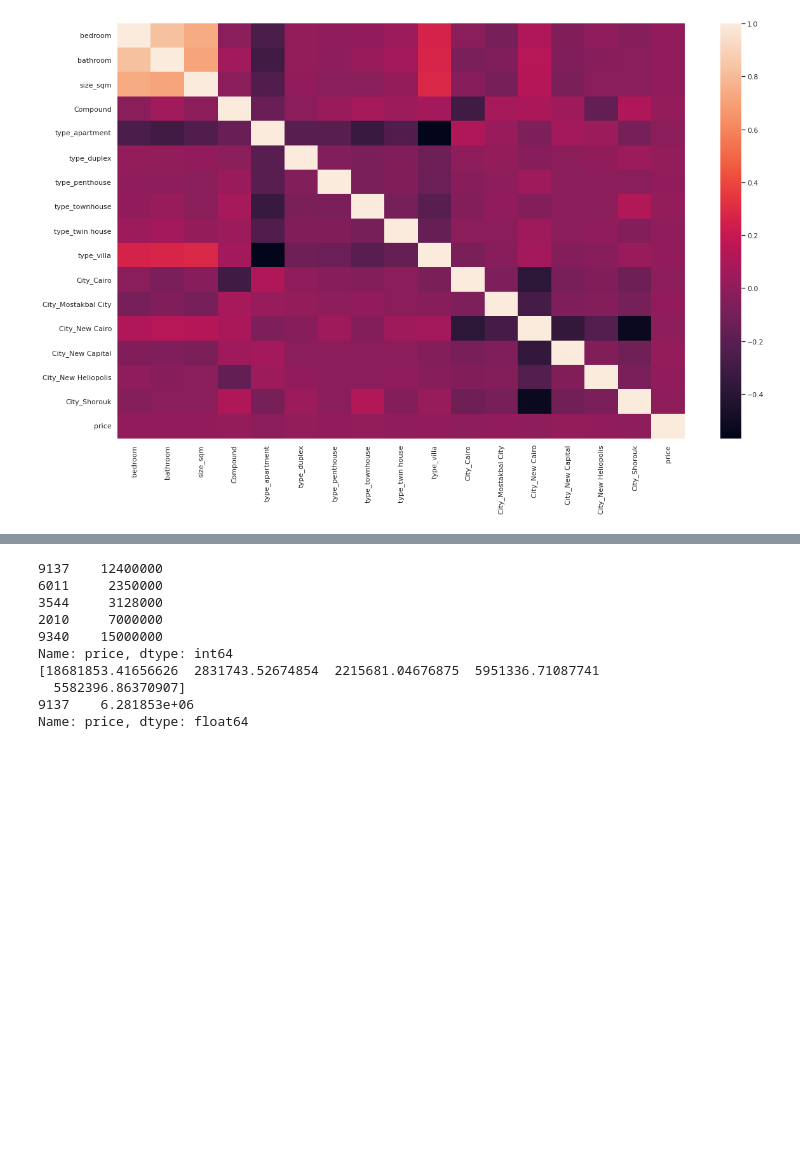
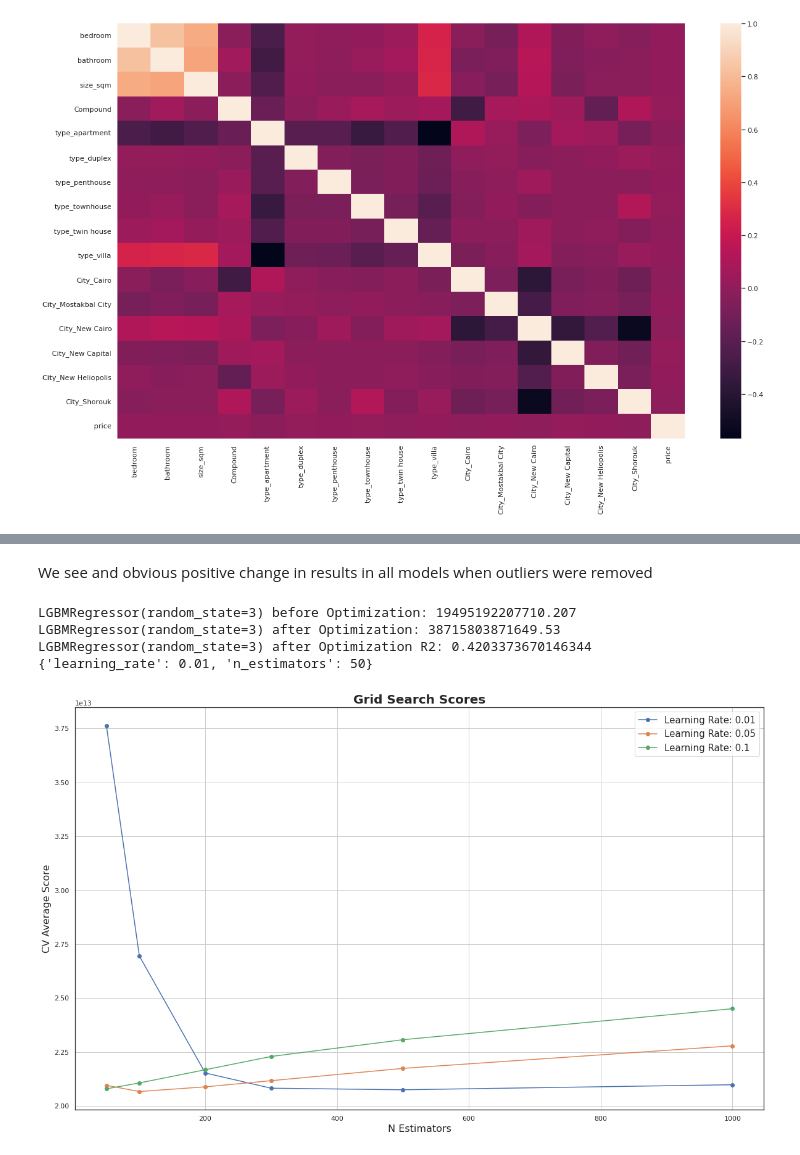
Before and after one commit to Bahaakhalled/Egypt-Cairo-Housing, a Jupyter notebook: Notebook.ipynb, the cells around one changed output, grey strips where cells are left out. Drawn from its saved outputs; the diff is of its cells as text; code cells hidden in the pictures; blank space fills up the shorter version.

```diff
--- a/Notebook.ipynb
+++ b/Notebook.ipynb
@@ -475,0 +539,2 @@ Testing set has 2197 samples.
+# %% [markdown]
+We see and obvious positive change in results in all models when outliers were removed
@@ -476,18 +564,8 @@ Testing set has 2197 samples.
 # %%
 X_train, X_test, y_train, y_test = train_test_split(X_sc_dm, y, test_size = 0.2, random_state = 0)
-model=LGBMRegressor()
-model.fit(X_train,y_train)
-print(y_test.head(5))
-print(model.predict(X_test.head(5)))
-print(model.predict(X_test.head(1))-y_test.head(1))
+grid_fit=Gridsrch(LGBMRegressor(random_state=3))
 # %% [output]
-9137    12400000
-6011     2350000
-3544     3128000
-2010     7000000
-9340    15000000
-Name: price, dtype: int64
-[18681853.41656626  2831743.52674854  2215681.04676875  5951336.71087741
-  5582396.86370907]
-9137    6.281853e+06
-Name: price, dtype: float64
+LGBMRegressor(random_state=3) before Optimization: 19495192207710.207
+LGBMRegressor(random_state=3) after Optimization: 38715803871649.53
+LGBMRegressor(random_state=3) after Optimization R2: 0.4203373670146344
+{'learning_rate': 0.01, 'n_estimators': 50}
@@ -511,0 +572,22 @@ Name: price, dtype: float64
+# %%
+def plot_grid_search(cv_results, grid_param_1, grid_param_2, name_param_1, name_param_2):
+    scores_mean = cv_results['mean_test_score']
+    scores_mean = np.array(scores_mean).reshape(len(grid_param_2),len(grid_param_1))
+
+    scores_sd = cv_results['std_test_score']
+    scores_sd = np.array(scores_sd).reshape(len(grid_param_2),len(grid_param_1))
+
+    _, ax = plt.subplots(1,1)
+
+    for idx, val in enumerate(grid_param_2):
+        ax.plot(grid_param_1, scores_mean[idx,:], '-o', label= name_param_2 + ': ' + str(val))
+
+    ax.set_title("Grid Search Scores", fontsize=20, fontweight='bold')
+    ax.set_xlabel(name_param_1, fontsize=16)
+    ax.set_ylabel('CV Average Score', fontsize=16)
+    ax.legend(loc="best", fontsize=15)
+    ax.grid('on')
+# %%
+plot_grid_search(grid_fit.cv_results_, [50,100,200,300,500,1000], [0.01,0.05,0.1], 'N Estimators', 'Learning Rate')
+# %% [output]
+[figure, added]
```
Also changed, not shown: parts of 25 cells of this notebook.
